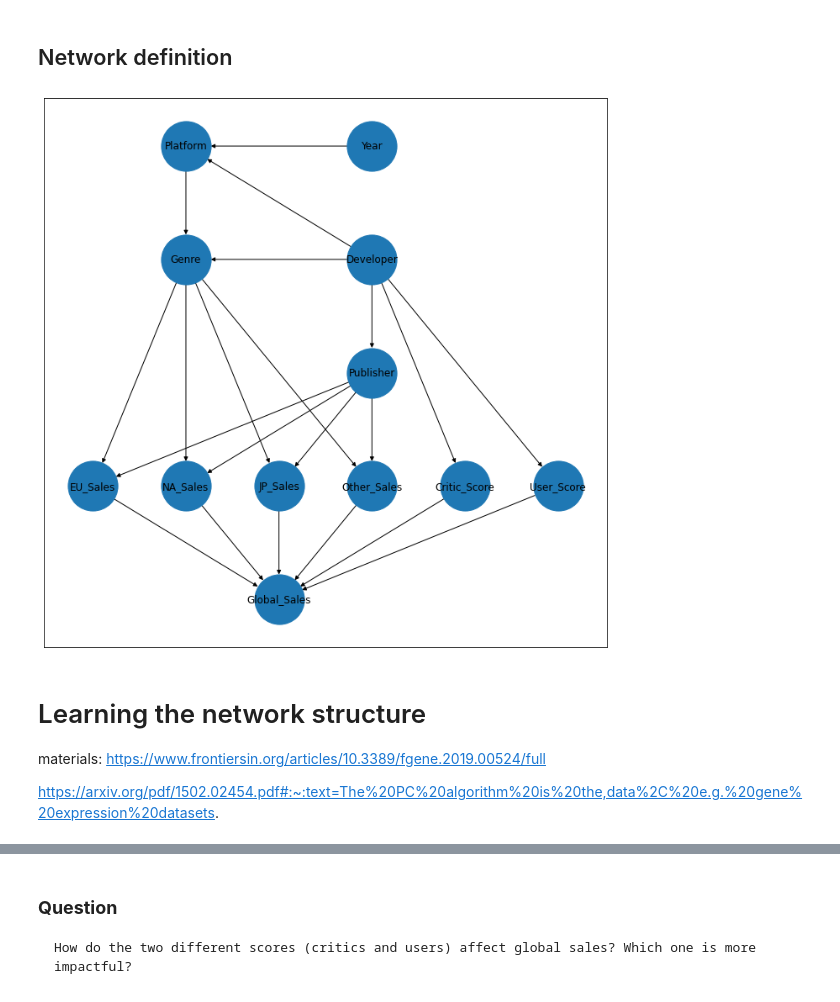
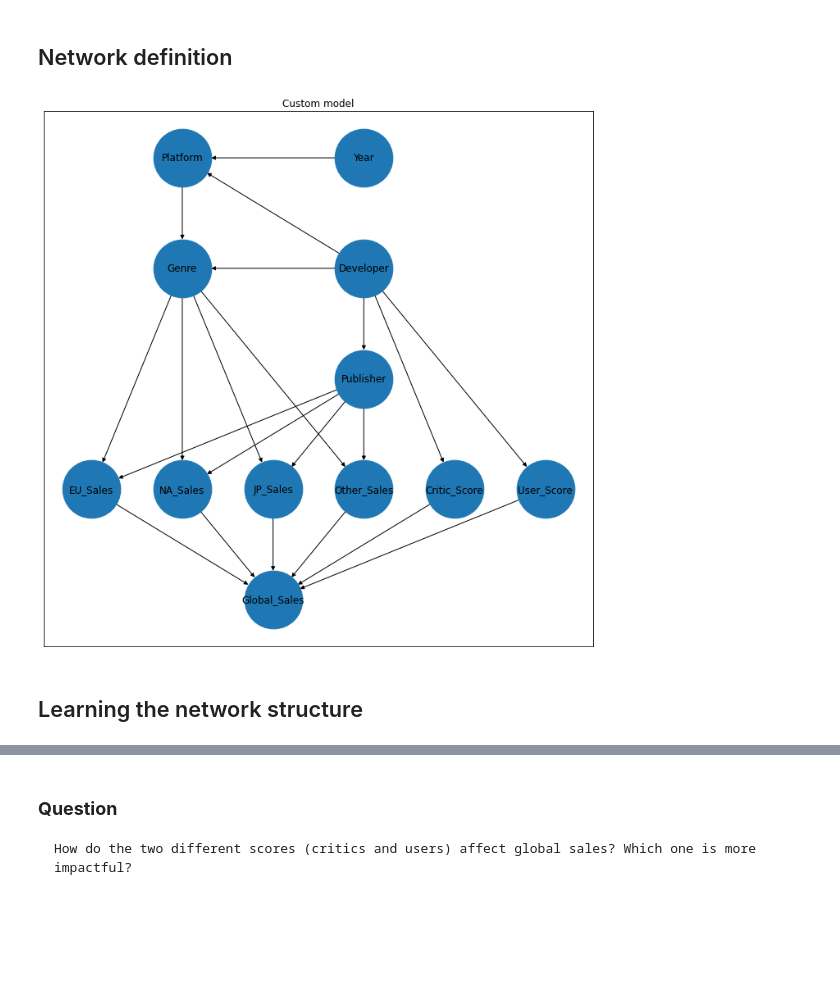
Before and after one commit to diegochine/videobayes, a Jupyter notebook: videobayes.ipynb, the cells around one changed output, grey strips where cells are left out. Saved outputs shown, nothing was run; the diff lists cells and outputs as text; code cells hidden in the pictures; blank space fills up the shorter version.

```diff
--- a/videobayes.ipynb
+++ b/videobayes.ipynb
@@ -92,25 +93,23 @@ Dataset contains 5806 rows and 12 columns
 ## Network definition
 # %%
 custom_model = BayesianModel([('Year', 'Platform'), ('Platform', 'Genre'),
-                              ('Developer', 'Genre'), ('Developer', 'Platform'), ('Developer', 'Publisher'), #('Developer', 'Rating'), ('Developer', 'Global_Sales'),
+                              ('Developer', 'Genre'), ('Developer', 'Platform'), ('Developer', 'Publisher'),
                               ('Publisher', 'EU_Sales'), ('Publisher', 'NA_Sales'), ('Publisher', 'JP_Sales'), ('Publisher', 'Other_Sales'),
                               ('Developer', 'Critic_Score'), ('Developer', 'User_Score'), ('Developer', 'Critic_Score'), ('Developer', 'User_Score'),
-                              ('Genre', 'EU_Sales'), ('Genre', 'NA_Sales'), ('Genre', 'JP_Sales'), ('Genre', 'Other_Sales'), # ('Genre', 'Rating'),
-                              #('Platform', 'Rating'), ('Platform', 'EU_Sales'), ('Platform', 'NA_Sales'), ('Platform', 'JP_Sales'), ('Platform', 'Other_Sales'),
+                              ('Genre', 'EU_Sales'), ('Genre', 'NA_Sales'), ('Genre', 'JP_Sales'), ('Genre', 'Other_Sales'),
                               ('EU_Sales', 'Global_Sales'), ('NA_Sales', 'Global_Sales'), ('JP_Sales', 'Global_Sales'), ('Other_Sales', 'Global_Sales'),
                               ('Critic_Score', 'Global_Sales'), ('User_Score', 'Global_Sales')])
-pos = {'Year': [1.25, -0.5], 'Platform': [0.75, -0.5],
-       'Genre': [0.75, -1.], 'Rating': [1.25, -1.], 'Developer': [1.25, -1],
+pos = {'Platform': [0.75, -0.5], 'Year': [1.25, -0.5],
+       'Genre': [0.75, -1.], 'Developer': [1.25, -1],
        'Publisher': [1.25, -1.5],
        'Critic_Score': [1.5,  -2], 'User_Score': [1.75,  -2],
-       'EU_Sales': [0.5, -2], 'NA_Sales': [0.75, -2], 'JP_Sales': [1, -2], 'Other_Sales': [1.25,  -2], 'Global_Sales': [1, -2.5]}
+       'EU_Sales': [0.5, -2], 'NA_Sales': [0.75, -2], 'JP_Sales': [1, -2], 'Other_Sales': [1.25,  -2],
+       'Global_Sales': [1, -2.5]}
 fig, ax = plt.subplots(1, 1, figsize=(12, 12))
-nx.draw_networkx(custom_model, pos=pos, ax=ax, node_size=3500)
+nx.draw_networkx(custom_model, pos=pos, ax=ax, node_size=5000)
+ax.set_title('Custom model')
+fig.savefig('custom_bn')
 # %% [output]
-[figure, old version]
+[figure, new version]
 # %% [markdown]
-# Learning the network structure
-materials:
-https://www.frontiersin.org/articles/10.3389/fgene.2019.00524/full
-
-https://arxiv.org/pdf/1502.02454.pdf#:~:text=The%20PC%20algorithm%20is%20the,data%2C%20e.g.%20gene%20expression%20datasets.
+## Learning the network structure
```
Also changed, not shown: parts of 29 cells of this notebook.
